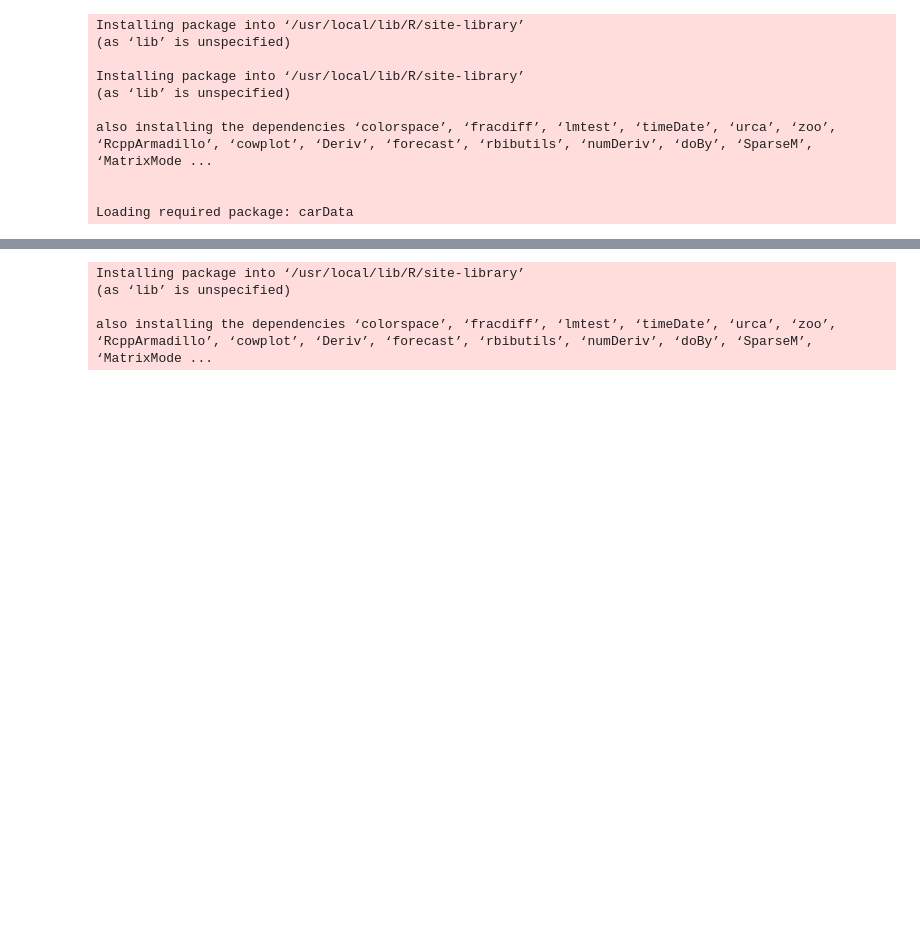
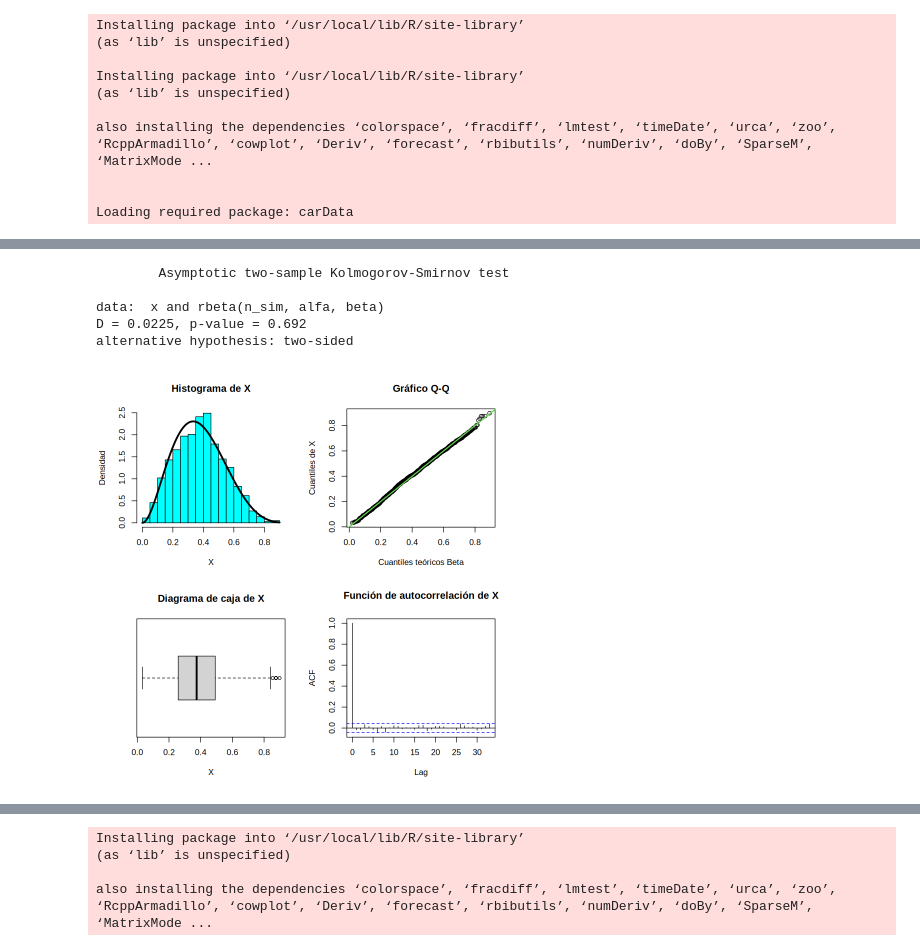
Before and after one commit to Nicolas-Bernal/Simulacion-Estadistica, a Jupyter notebook: Primer Corte/0_Taller.ipynb, the cells around one changed output, grey strips where cells are left out. Saved outputs shown, nothing was run; the diff lists cells and outputs as text; code cells hidden in the pictures; blank space fills up the shorter version.

```diff
--- a/Primer Corte/0_Taller.ipynb
+++ b/Primer Corte/0_Taller.ipynb
@@ -29,0 +51,33 @@ Loading required package: carData
+# %%
+n_sim=2000
+alfa=3
+beta=5
+
+X1=rgamma(n_sim, shape=alfa, rate=1)
+X2=rgamma(n_sim, shape=beta, rate=1)
+
+X=X1/(X1+X2)
+
+par(mfrow=c(2,2))
+
+hist(X, freq=FALSE, breaks="FD", main="Histograma de X", xlab="X", ylab="Densidad",col="cyan")
+
+curve(dbeta(x, shape1=alfa, shape2=beta), add=TRUE, lwd=3)
+
+qqplot(qbeta(ppoints(n_sim), alfa, beta), X, main="Gráfico Q-Q", xlab="Cuantiles teóricos Beta", ylab="Cuantiles de X")
+abline(0, 1, lwd=2, col=3)
+
+boxplot(X, horizontal=TRUE, main="Diagrama de caja de X", xlab="X")
+
+acf(X, main="Función de autocorrelación de X")
+
+## Prueba de Kolmogorov-Smirnov
+
+ks.test(x,rbeta(n_sim,alfa,beta))
+# %% [output]
+        Asymptotic two-sample Kolmogorov-Smirnov test
+
+data:  x and rbeta(n_sim, alfa, beta)
+D = 0.0225, p-value = 0.692
+alternative hypothesis: two-sided
+[figure, added]
```
Also changed, not shown: parts of 34 cells of this notebook.
